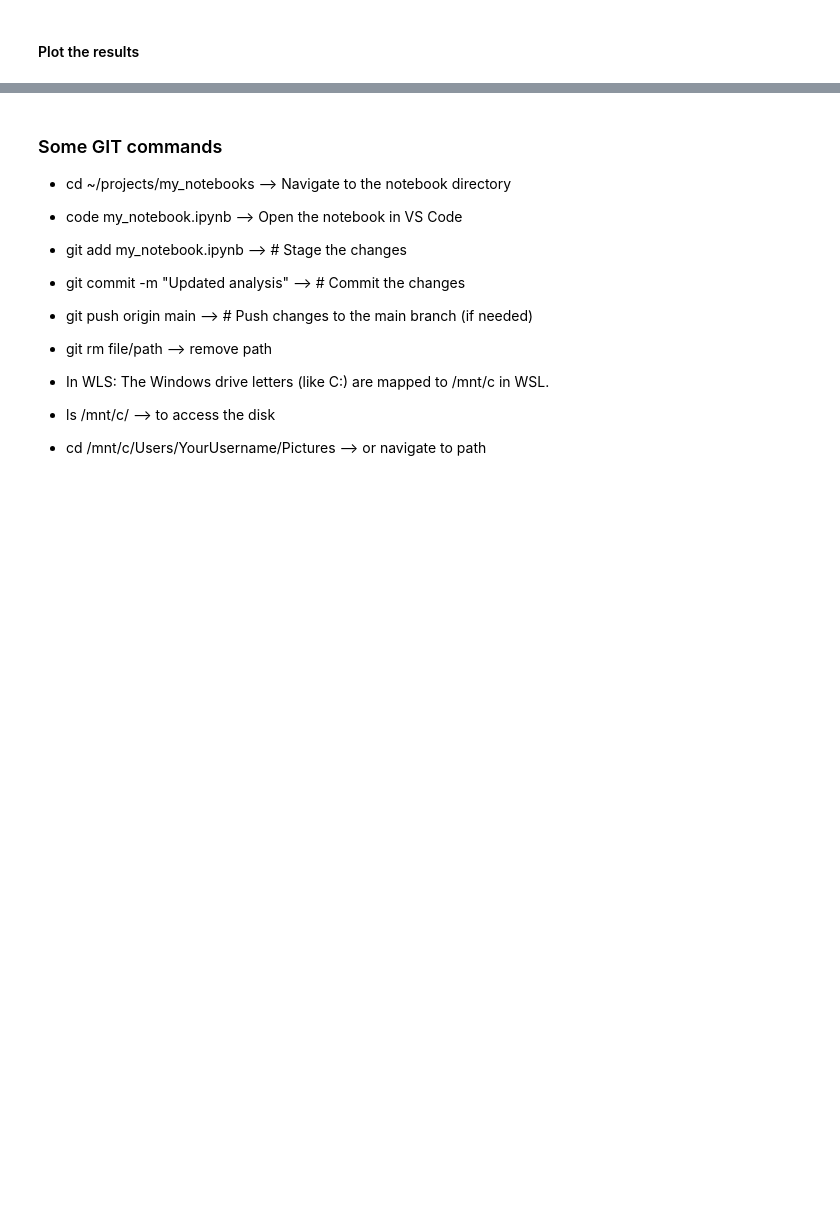
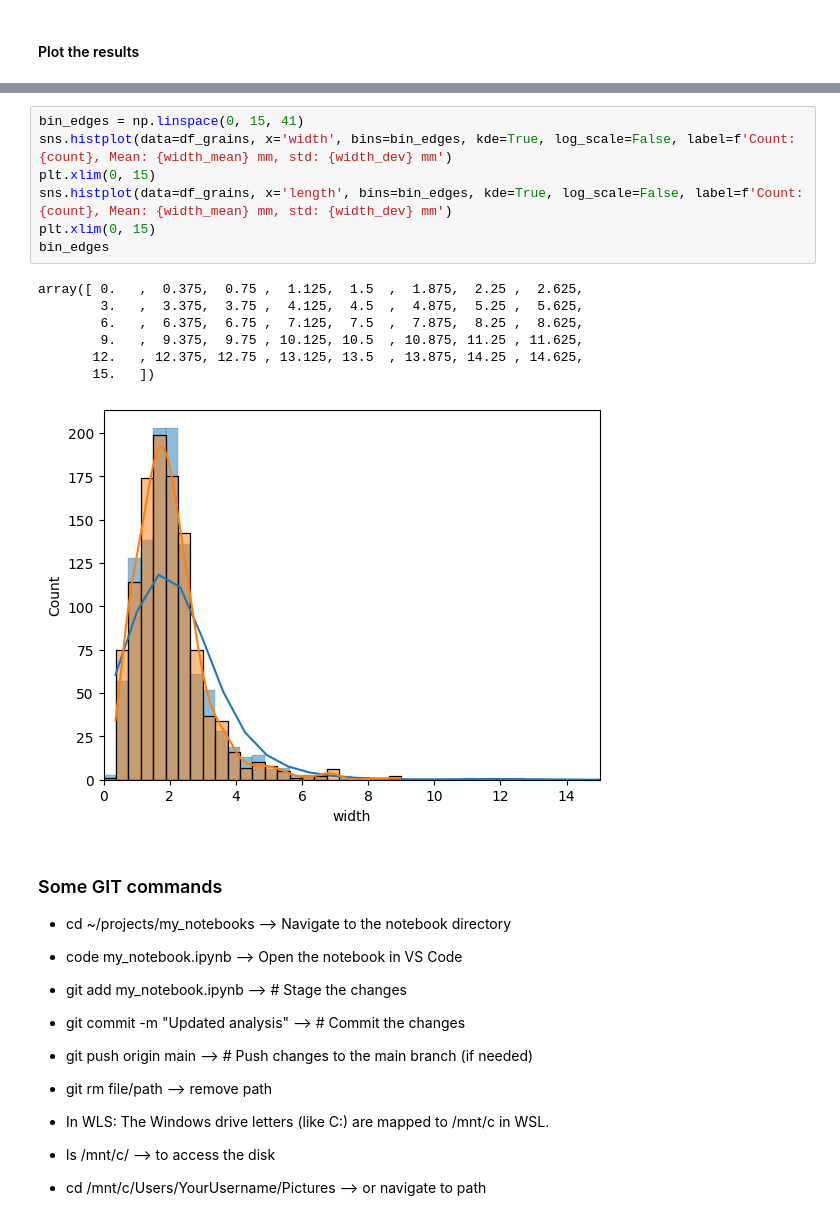
Before and after one commit to joaquinaicrag/UNIBS, a Jupyter notebook: Paper1-YMporousmat/count_grains/fine/count_grain_fine.ipynb, the cells around one changed output, grey strips where cells are left out. Saved outputs shown, nothing was run; the diff lists cells and outputs as text; blank space fills up the shorter version.

```diff
--- a/Paper1-YMporousmat/count_grains/fine/count_grain_fine.ipynb
+++ b/Paper1-YMporousmat/count_grains/fine/count_grain_fine.ipynb
@@ -244,3 +243,18 @@ plt.show()
+# %%
+bin_edges = np.linspace(0, 15, 41)
+sns.histplot(data=df_grains, x='width', bins=bin_edges, kde=True, log_scale=False, label=f'Count: {count}, Mean: {width_mean} mm, std: {width_dev} mm')
+plt.xlim(0, 15)
+sns.histplot(data=df_grains, x='length', bins=bin_edges, kde=True, log_scale=False, label=f'Count: {count}, Mean: {width_mean} mm, std: {width_dev} mm')
+plt.xlim(0, 15)
+bin_edges
+# %% [output]
+array([ 0.   ,  0.375,  0.75 ,  1.125,  1.5  ,  1.875,  2.25 ,  2.625,
+        3.   ,  3.375,  3.75 ,  4.125,  4.5  ,  4.875,  5.25 ,  5.625,
+        6.   ,  6.375,  6.75 ,  7.125,  7.5  ,  7.875,  8.25 ,  8.625,
+        9.   ,  9.375,  9.75 , 10.125, 10.5  , 10.875, 11.25 , 11.625,
+       12.   , 12.375, 12.75 , 13.125, 13.5  , 13.875, 14.25 , 14.625,
+       15.   ])
+[figure, added]
 # %% [markdown]
 ### Some GIT commands
 
```
Also changed, not shown: parts of 6 cells of this notebook, 10 other files.
